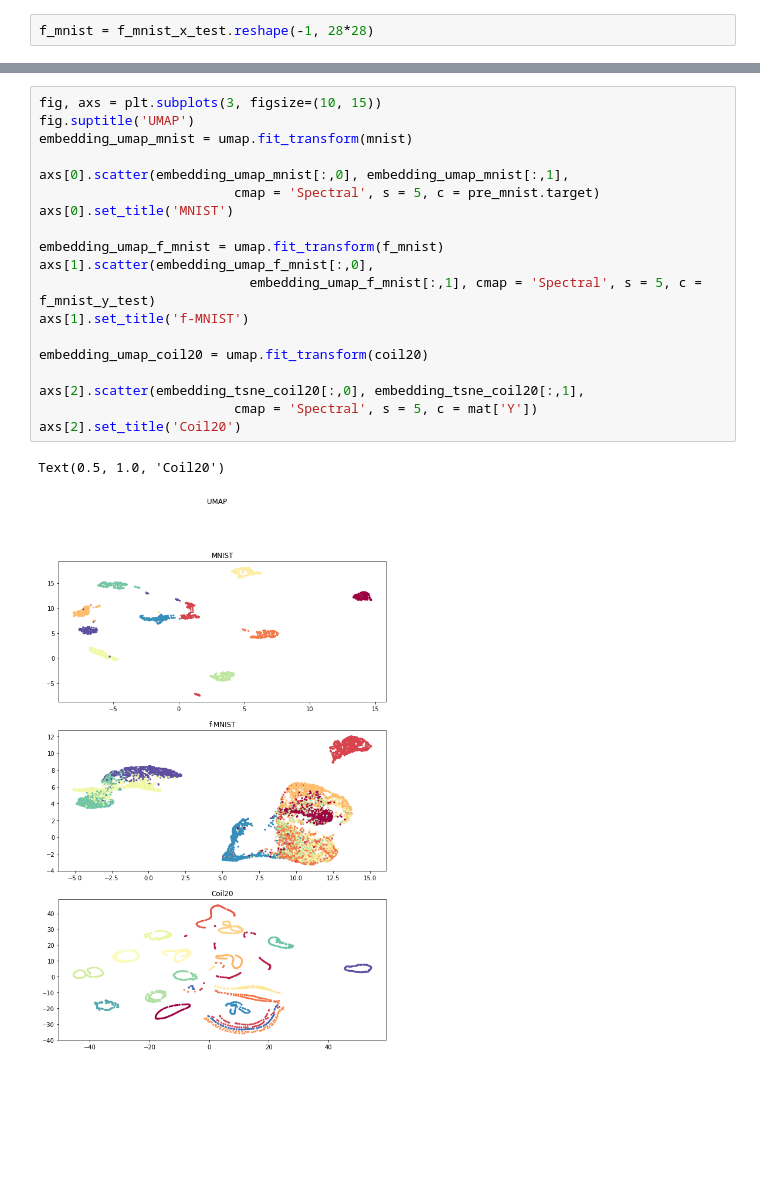
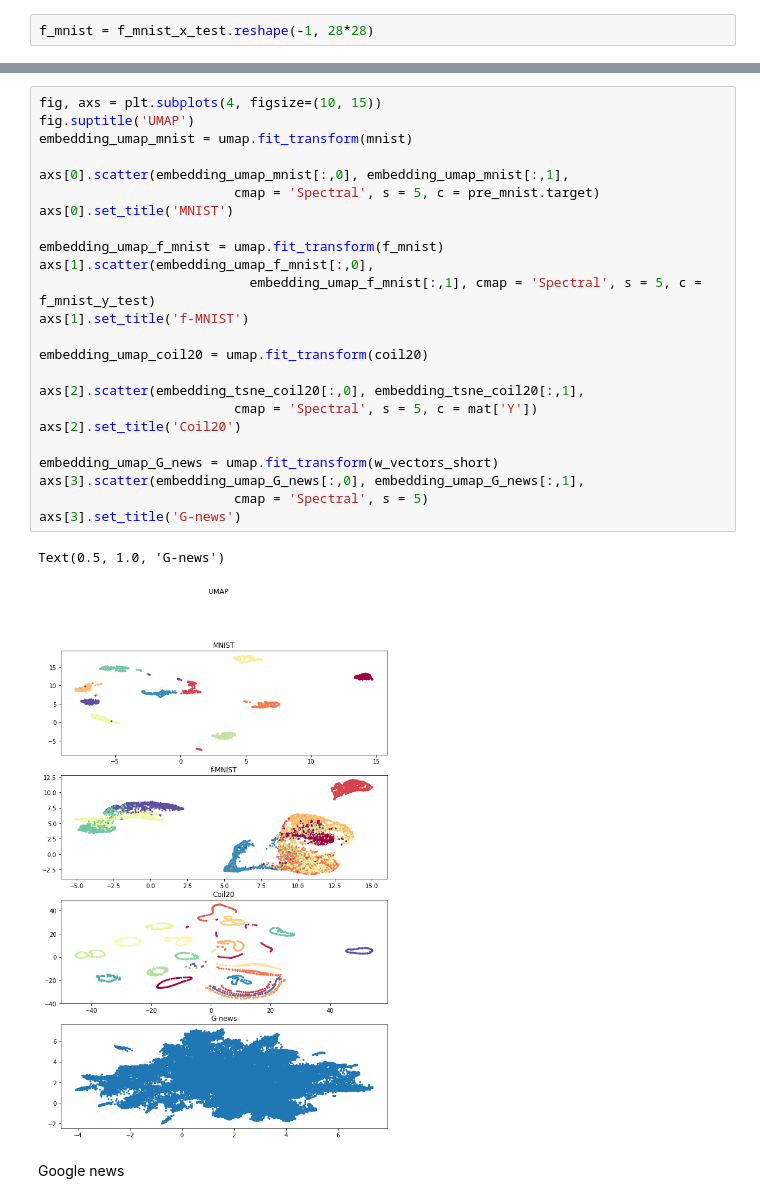
Before and after one commit to Alyona18/intelligent-systems-HW, a Jupyter notebook: second/DimensionalityReduction.ipynb, the cells around one changed output, grey strips where cells are left out. Saved outputs shown, nothing was run; the diff lists cells and outputs as text; blank space fills up the shorter version.

```diff
--- a/second/DimensionalityReduction.ipynb
+++ b/second/DimensionalityReduction.ipynb
@@ -163,22 +144,29 @@ Text(0.5, 1.0, 'Coil20')
 # %%
-fig, axs = plt.subplots(3, figsize=(10, 15))
+fig, axs = plt.subplots(4, figsize=(10, 15))
 fig.suptitle('UMAP')
 embedding_umap_mnist = umap.fit_transform(mnist)
 
 axs[0].scatter(embedding_umap_mnist[:,0], embedding_umap_mnist[:,1],
                          cmap = 'Spectral', s = 5, c = pre_mnist.target)
 axs[0].set_title('MNIST')
 
 embedding_umap_f_mnist = umap.fit_transform(f_mnist)
 axs[1].scatter(embedding_umap_f_mnist[:,0],
                            embedding_umap_f_mnist[:,1], cmap = 'Spectral', s = 5, c = f_mnist_y_test)
 axs[1].set_title('f-MNIST')
 
 embedding_umap_coil20 = umap.fit_transform(coil20)
 
 axs[2].scatter(embedding_tsne_coil20[:,0], embedding_tsne_coil20[:,1],
                          cmap = 'Spectral', s = 5, c = mat['Y'])
 axs[2].set_title('Coil20')
+
+embedding_umap_G_news = umap.fit_transform(w_vectors_short)
+axs[3].scatter(embedding_umap_G_news[:,0], embedding_umap_G_news[:,1],
+                         cmap = 'Spectral', s = 5)
+axs[3].set_title('G-news')
 # %% [output]
-Text(0.5, 1.0, 'Coil20')
+Text(0.5, 1.0, 'G-news')
-[figure, old version]
+[figure, new version]
+# %% [markdown]
+Google news
```
Also changed, not shown: parts of 14 cells of this notebook.
